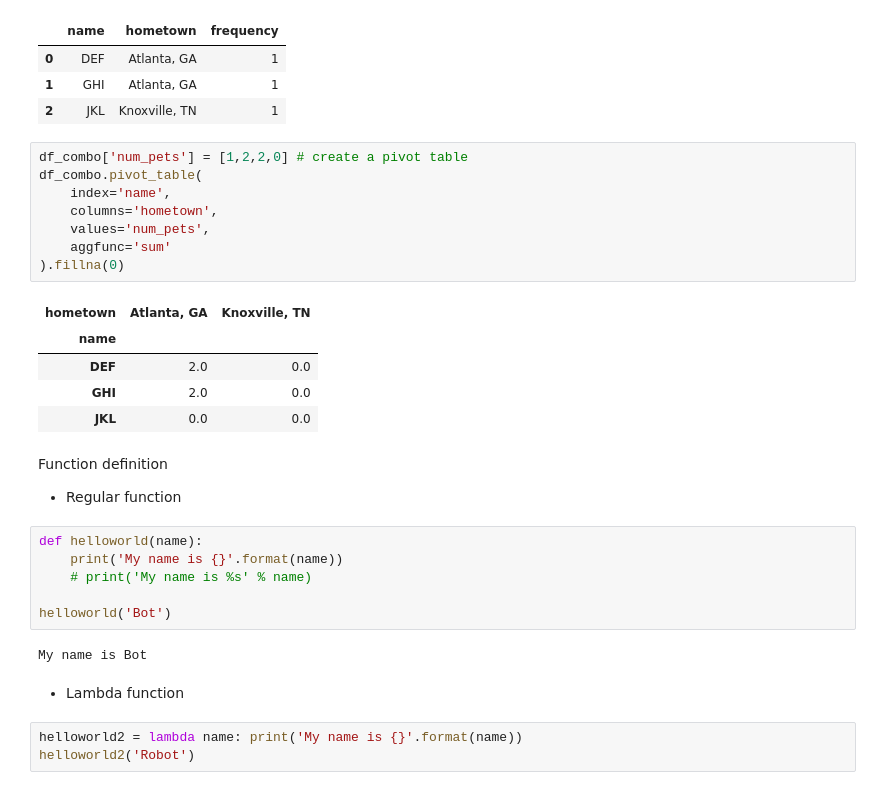
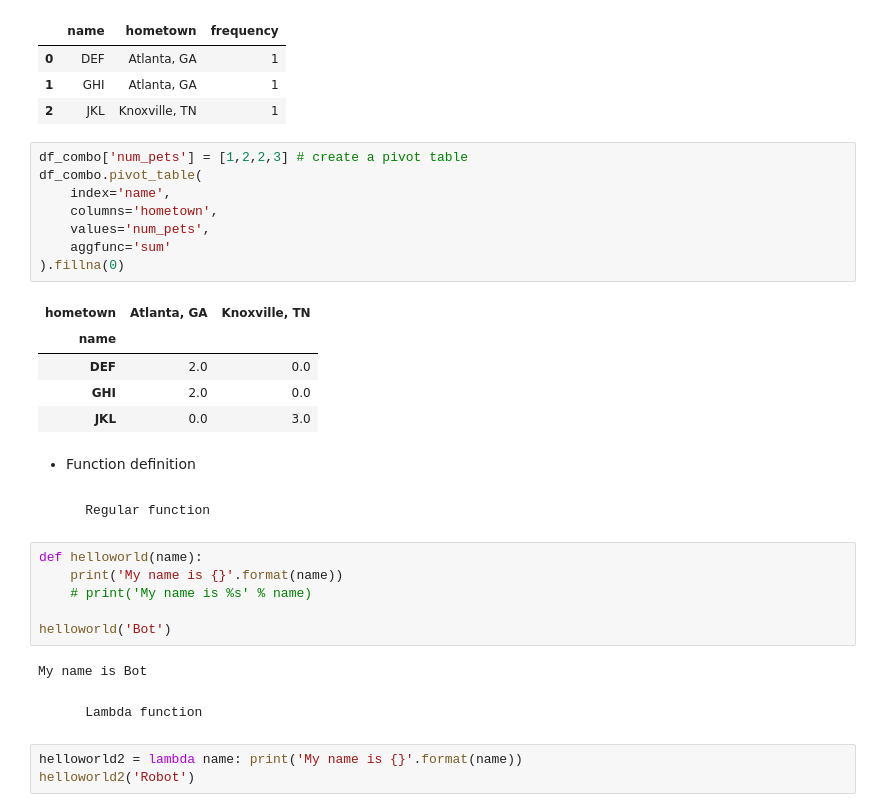
Before and after one commit to xiangshiyin/atl_meetup_20190302, a Jupyter notebook: notebook/demo_v1.ipynb, the cells around one changed output. Drawn from its saved outputs; the diff is of its cells as text.

```diff
--- a/notebook/demo_v1.ipynb
+++ b/notebook/demo_v1.ipynb
@@ -254,22 +249,23 @@ df_combo.groupby(['name','hometown']).size().reset_index().rename(columns={0:'fr
 | 1 | GHI | Atlanta, GA | 1 |
 | 2 | JKL | Knoxville, TN | 1 |
 # %%
-df_combo['num_pets'] = [1,2,2,0] # create a pivot table
+df_combo['num_pets'] = [1,2,2,3] # create a pivot table
 df_combo.pivot_table(
     index='name',
     columns='hometown',
     values='num_pets',
     aggfunc='sum'
 ).fillna(0)
 # %% [output]
 | hometown | Atlanta, GA | Knoxville, TN |
 | name |  |  |
 | DEF | 2.0 | 0.0 |
 | GHI | 2.0 | 0.0 |
-| JKL | 0.0 | 0.0 |
+| JKL | 0.0 | 3.0 |
+# %% [markdown]
+* Function definition
 # %% [markdown]
-Function definition
-* Regular function
+        Regular function
 # %%
 def helloworld(name):
     print('My name is {}'.format(name))
@@ -279,7 +275,7 @@ helloworld('Bot')
 # %% [output]
 My name is Bot
 # %% [markdown]
-* Lambda function
+        Lambda function
 # %%
 helloworld2 = lambda name: print('My name is {}'.format(name))
 helloworld2('Robot')
```
Also changed, not shown: parts of 23 cells of this notebook, 5 other files.
